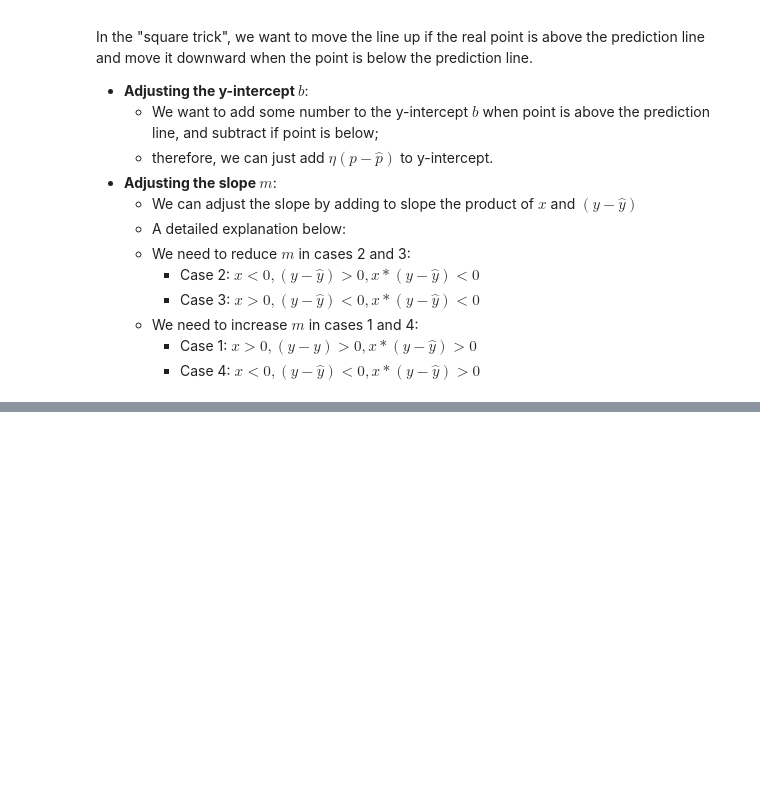
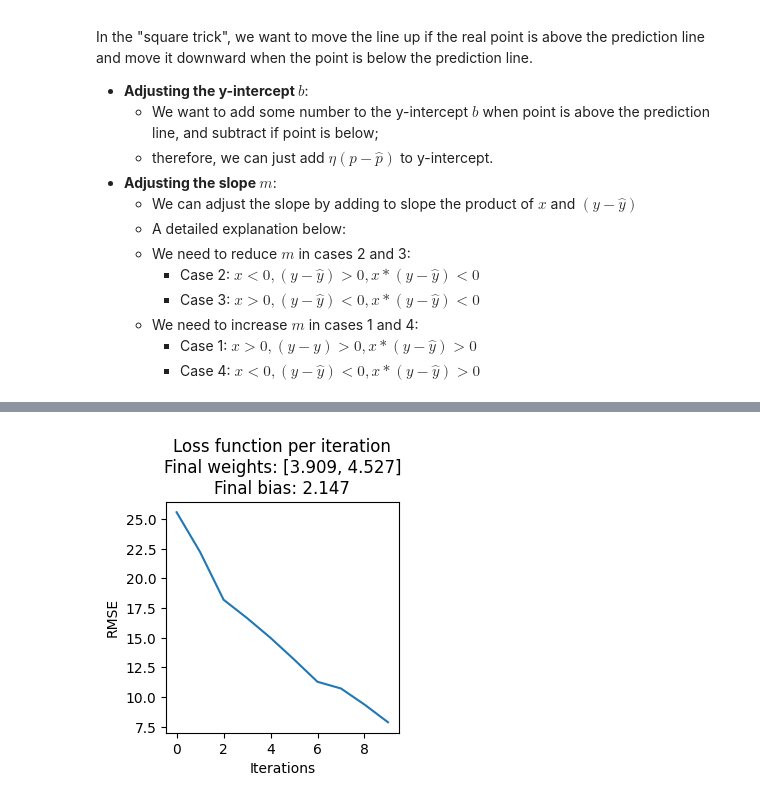
Before and after one commit to EvgeniiZorin/Booknotes_Grokking-Machine-Learning_Luis-G-Serrano, a Jupyter notebook: notes.ipynb, the cells around one changed output, grey strips where cells are left out. Saved outputs shown, nothing was run; the diff lists cells and outputs as text; code cells hidden in the pictures; blank space fills up the shorter version.

```diff
--- a/notes.ipynb
+++ b/notes.ipynb
@@ -195,0 +216,80 @@ for i in [10, 100, 1000, 10000]:
+# %%
+import random
+import numpy as np, pandas as pd
+import matplotlib.pyplot as plt, seaborn as sns
+
+def rmse(labels,
+         predictions
+         ):
+    n = len(labels)
+    ### y - y_hat
+    differences = np.subtract(np.array(labels), predictions)
+    ### here we use np.dot dot product of differences, which is essentially sum of squares of each difference
+    return np.sqrt(1/n * (np.dot(differences, differences)))
+
+def square_trick(b,
+                 m,
+                 x,
+                 y,
+                 learning_rate
+                 ):
+    ### Calculate prediction
+    y_pred = np.dot(m, x) + b
+    ### Change y-intercept $b$
+    b += learning_rate * (y - y_pred)
+    ### Change slope $m$
+    #### You can adjust m parameters one by one
+    # m1 += learning_rate * x1 * (y - y_pred)
+    # m2 += learning_rate * x2 * (y - y_pred)
+    #### A better alternative is to adjust all the parameters at the same time using the vector structure
+    delta = x * (y - y_pred) * learning_rate
+    m = m + delta
+    return m, b
+
+def linear_regression(features,
+                      labels,
+                      learning_rate=0.01,
+                      iterations=1000
+                      ):
+    # Generate random values for the slope and y-intercept
+    # m1, m2 = random.random(), random.random()
+    m = np.array([random.random() for i in range(len(features[0]))])
+    b = random.random()
+    # Repeats the update step many times
+    slope_intercept_list, errors = [], []
+    for epoch in range(iterations):
+        predictions = np.dot(features, m) + b
+        errors.append(rmse(labels, predictions))
+        ### Pick a random point in out dataset
+        i = random.randint(0, len(features)-1)
+        x = features[i]
+        y = labels[i]
+        # Apply the square trick to move the line closer to our point
+        m, b = square_trick(b, m, x, y, learning_rate=learning_rate)
+        slope_intercept_list.append([m, b])
+    return slope_intercept_list, errors
+
+"""
+equation:
+y = 5x_1 + 3x_2 + 10
+"""
+features = np.array([[i,j] for i in range(1,5) for j in range(1,5)])
+labels = np.array([5*i + 3*j + 10 for i,j in features])
+
+def plot_visualisations(features, labels):
+    # Plot the visualisations
+    figure_size, epoch_alpha = (4,4), 0.1
+    # for i in [10, 100, 1000]: # Different number of iterations
+    for i in [10, 100, 1000, 10000]:
+        slope_intercept_list_ready, errors = linear_regression(features, labels, learning_rate=0.01, iterations=i)
+        ### Plot final line
+        plt.figure(figsize=(3,3))
+        plt.plot( range(len(errors)), errors )
+        plt.ylabel('RMSE')
+        plt.xlabel('Iterations')
+        plt.title(f'Loss function per iteration\nFinal weights: {[round(i, 3) for i in slope_intercept_list_ready[-1][0]]}\nFinal bias: {round(slope_intercept_list_ready[-1][1], 3)}')
+        plt.show()
+
+plot_visualisations(features, labels)
+# %% [output]
+[figure, added]
```
Also changed, not shown: parts of 14 cells of this notebook.
